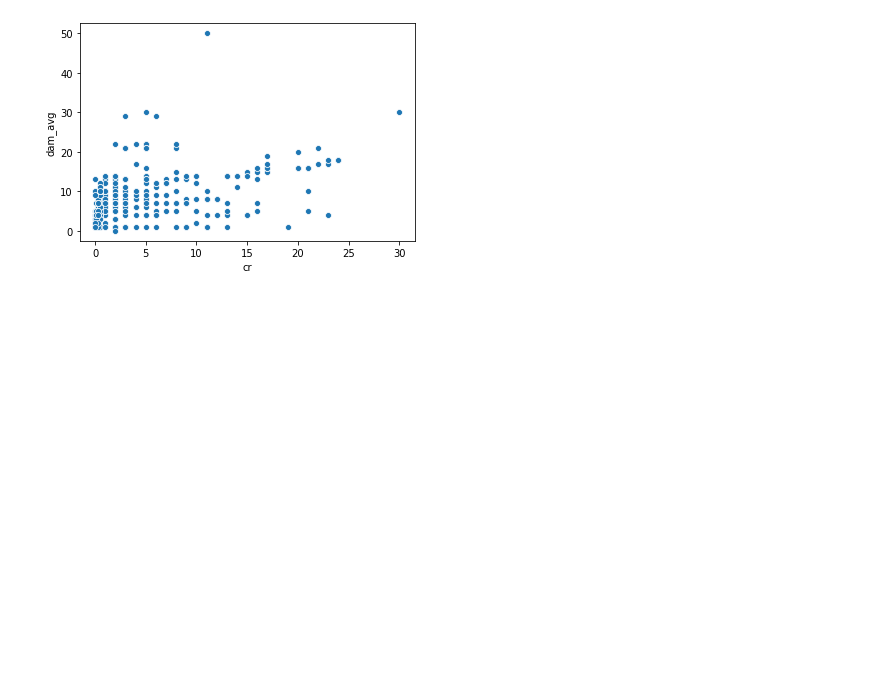
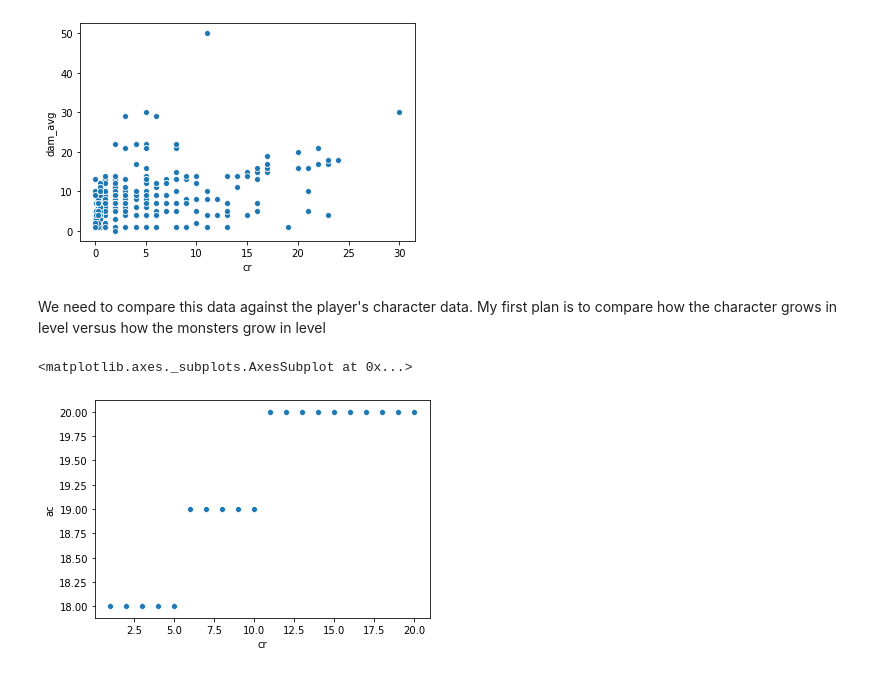
Before and after one commit to trant017/dndCombatAnalysis, a Jupyter notebook: FinalProject.ipynb, the cells around one changed output. Drawn from its saved outputs; the diff is of its cells as text; code cells hidden in the pictures; blank space fills up the shorter version.

```diff
--- a/FinalProject.ipynb
+++ b/FinalProject.ipynb
@@ -60,3 +62,12 @@ sns.scatterplot(data=monsters, x='cr', y='dam_avg')
 # %% [output]
 <matplotlib.axes._subplots.AxesSubplot at 0x...>
 [figure]
+# %% [markdown]
+We need to compare this data against the player's character data. My first plan is to compare how the character grows in level versus how the monsters grow in level
+# %%
+fighters = pd.read_csv('data/fighters.csv')
+wizards = pd.read_csv('data/wizards.csv')
+sns.scatterplot(data=fighters, x='cr', y='ac')
+# %% [output]
+<matplotlib.axes._subplots.AxesSubplot at 0x...>
+[figure, added]
```
Also changed, not shown: parts of 2 cells of this notebook.
